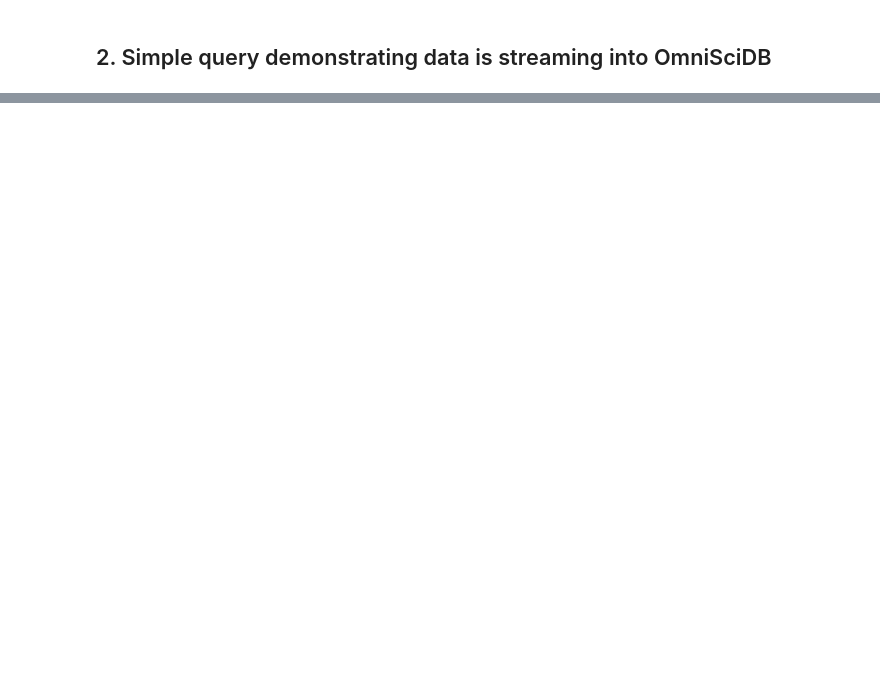
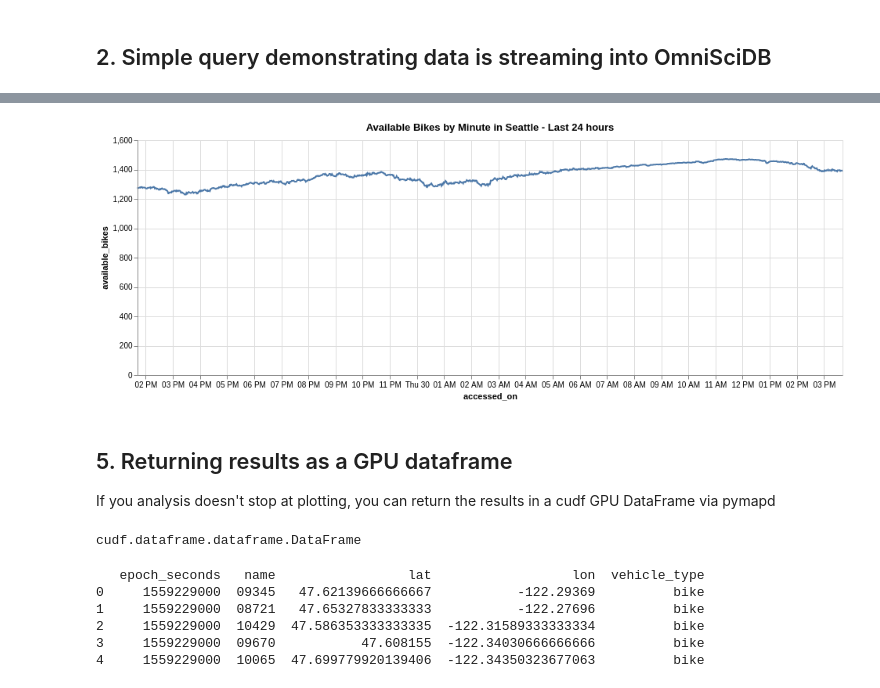
Before and after one commit to heavyai/odscwebinar, a Jupyter notebook: odscwebinar.ipynb, the cells around one changed output, grey strips where cells are left out. Cells and saved outputs as stored; diff of their text form; code cells hidden in the pictures; blank space fills up the shorter version.

```diff
--- a/odscwebinar.ipynb
+++ b/odscwebinar.ipynb
@@ -67,3 +83,21 @@ ibiscon.list_tables()
 #create a table reference
 #this doesn't bring the data local, Ibis is a lazy-execution engine
 free_bike_status = ibiscon.table('free_bike_status')
+# %%
+#get number of bikes in seattle per minute
+seattle_jumpbike_by_minute = (free_bike_status[['accessed_on', 'baseurl']]
+                             .filter([free_bike_status.baseurl == "http://sea.jumpbikes.com/opendata"])
+                             .group_by(["accessed_on"])
+                             .aggregate(free_bike_status.baseurl.count().name("available_bikes"))
+                             .sort_by([("accessed_on", False)])
+                             )
+
+#to see generated query
+#print(ibiscon.compile(seattle_jumpbike_by_minute))
+
+#to see Ibis diagram
+#seattle_jumpbike_by_minute
+# %%
+#to force execution and return a result as a pandas dataframe
+seattle_bikes = ibiscon.execute(seattle_jumpbike_by_minute)
+type(seattle_bikes)
@@ -69,0 +110,14 @@ free_bike_status = ibiscon.table('free_bike_status')
+# %%
+import altair as alt
+
+(alt.Chart(seattle_bikes.head(24*60), width=900)
+    .mark_line()
+    .encode(x='accessed_on',y='available_bikes')
+    .properties(title='Available Bikes by Minute in Seattle - Last 24 hours')
+)
+# %% [output]
+[figure, added]
+# %% [markdown]
+## 5. Returning results as a GPU dataframe
+
+If you analysis doesn't stop at plotting, you can return the results in a cudf GPU DataFrame via pymapd
@@ -69,0 +138,13 @@ free_bike_status = ibiscon.table('free_bike_status')
+# %%
+type(seattle_gdf)
+# %% [output]
+cudf.dataframe.dataframe.DataFrame
+# %%
+print(seattle_gdf.head())
+# %% [output]
+   epoch_seconds   name                 lat                  lon  vehicle_type
+0     1559229000  09345   47.62139666666667           -122.29369          bike
+1     1559229000  08721   47.65327833333333           -122.27696          bike
+2     1559229000  10429  47.586353333333335  -122.31589333333334          bike
+3     1559229000  09670           47.608155  -122.34030666666666          bike
+4     1559229000  10065  47.699779920139406  -122.34350323677063          bike
```
Also changed, not shown: parts of 11 cells of this notebook.
